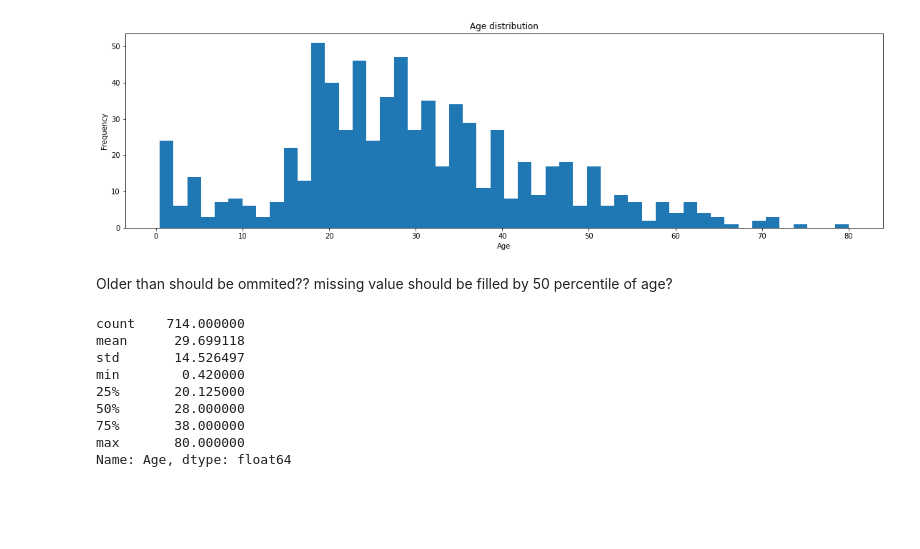
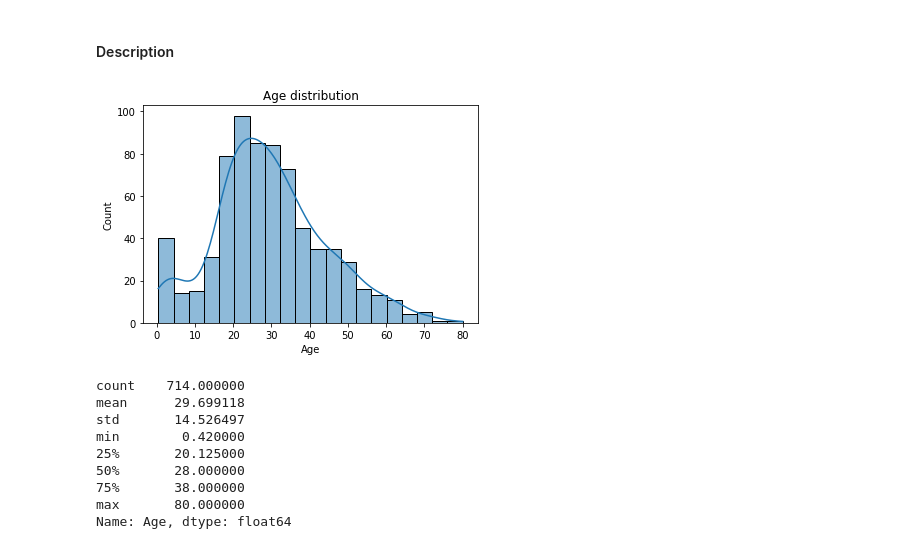
Before and after one commit to haku9627/Kaggle, a Jupyter notebook: Titanic/Titanic-MachineLearningFromDisaster.ipynb, the cells around one changed output. Cells and saved outputs as stored; diff of their text form; code cells hidden in the pictures; blank space fills up the shorter version.

```diff
--- a/Titanic/Titanic-MachineLearningFromDisaster.ipynb
+++ b/Titanic/Titanic-MachineLearningFromDisaster.ipynb
@@ -111,0 +213,3 @@ array([ 0.42,  0.67,  0.75,  0.83,  0.92,  1.  ,  2.  ,  3.  ,  4.  ,
+# %%
+df_manipulate3 = df_manipulate2.drop(["Name"],axis=1)
+df_manipulate3.head()
@@ -111,0 +234,3 @@ array([ 0.42,  0.67,  0.75,  0.83,  0.92,  1.  ,  2.  ,  3.  ,  4.  ,
+# %%
+chi2, p, df, exected = chi2_contingency(pd.crosstab(df_manipulate3["Sex"],df_manipulate3["Survived"]))
+print(f"p-value: {p}")
@@ -111,0 +258,2 @@ array([ 0.42,  0.67,  0.75,  0.83,  0.92,  1.  ,  2.  ,  3.  ,  4.  ,
+# %%
+df_tmp = pd.crosstab(df.Survived,df["Cabin"].isna())
@@ -111,0 +265,3 @@ array([ 0.42,  0.67,  0.75,  0.83,  0.92,  1.  ,  2.  ,  3.  ,  4.  ,
+# %%
+chi2, p, df, exected = chi2_contingency(df_tmp)
+print(f"p-value: {p}")
@@ -112,12 +287,12 @@ array([ 0.42,  0.67,  0.75,  0.83,  0.92,  1.  ,  2.  ,  3.  ,  4.  ,
+# %% [markdown]
+#### Description
 # %%
-fig, ax = plt.subplots(figsize=(19,5))
-ax.hist(df.Age,bins=50);
-ax.set(xlabel="Age",ylabel="Frequency",title="Age distribution");
+fig, ax = plt.subplots()
+
+sns.histplot(df.Age,kde=True, ax=ax);
+ax.set(title="Age distribution");
 # %% [output]
-[figure, old version]
+[figure, new version]
-# %% [markdown]
-Older than <some age> should be ommited??
-missing value should be filled by 50 percentile of age?
 # %%
 df.Age.describe()
 # %% [output]
```
Also changed, not shown: parts of 78 cells of this notebook, 1 other file.
